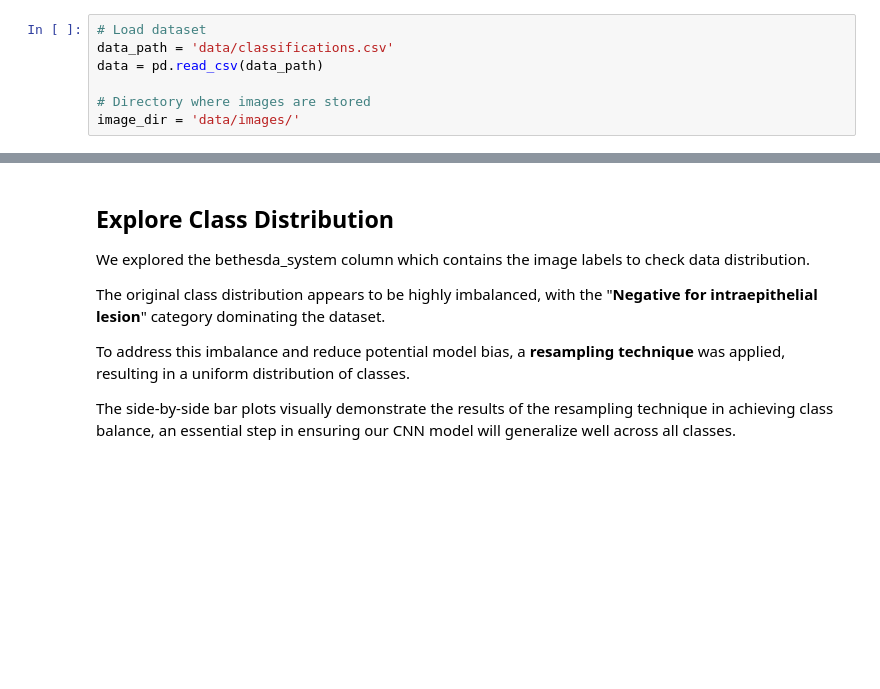
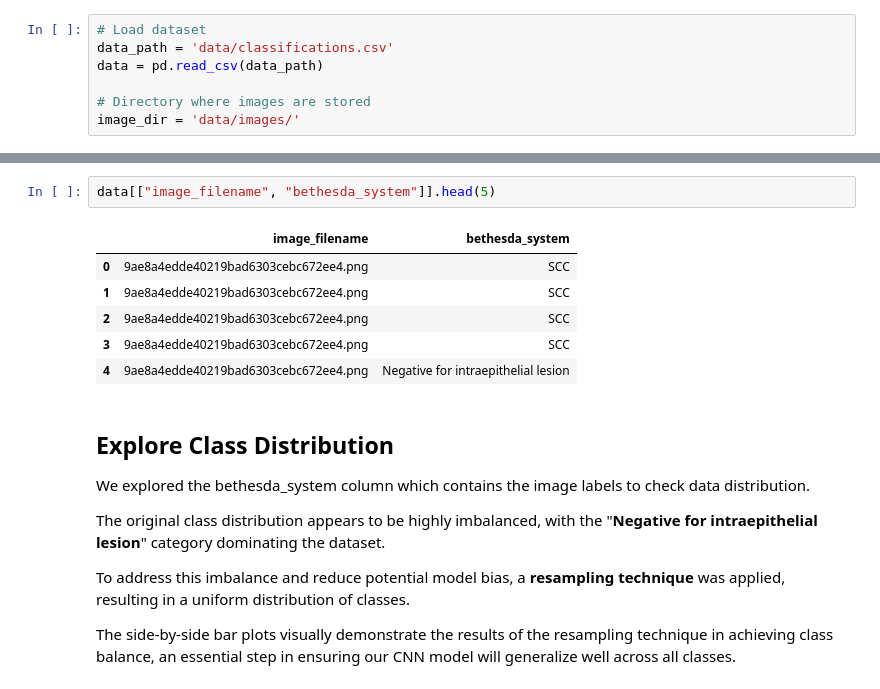
Before and after one commit to mwarejohn/cervical-cancer-diagnosis, a Jupyter notebook: cervical-cancer-diagnosis.ipynb, the cells around one changed output, grey strips where cells are left out. Cells and saved outputs as stored; diff of their text form; blank space fills up the shorter version.

```diff
--- a/cervical-cancer-diagnosis.ipynb
+++ b/cervical-cancer-diagnosis.ipynb
@@ -63,3 +80,12 @@ image_dir = 'data/images/'
+# %%
+data[["image_filename", "bethesda_system"]].head(5)
+# %% [output]
+|  | image_filename | bethesda_system |
+| 0 | 9ae8a4edde40219bad6303cebc672ee4.png | SCC |
+| 1 | 9ae8a4edde40219bad6303cebc672ee4.png | SCC |
+| 2 | 9ae8a4edde40219bad6303cebc672ee4.png | SCC |
+| 3 | 9ae8a4edde40219bad6303cebc672ee4.png | SCC |
+| 4 | 9ae8a4edde40219bad6303cebc672ee4.png | Negative for intraepithelial lesion |
 # %% [markdown]
 ## Explore Class Distribution <br>
 
```
Also changed, not shown: parts of 11 cells of this notebook.
